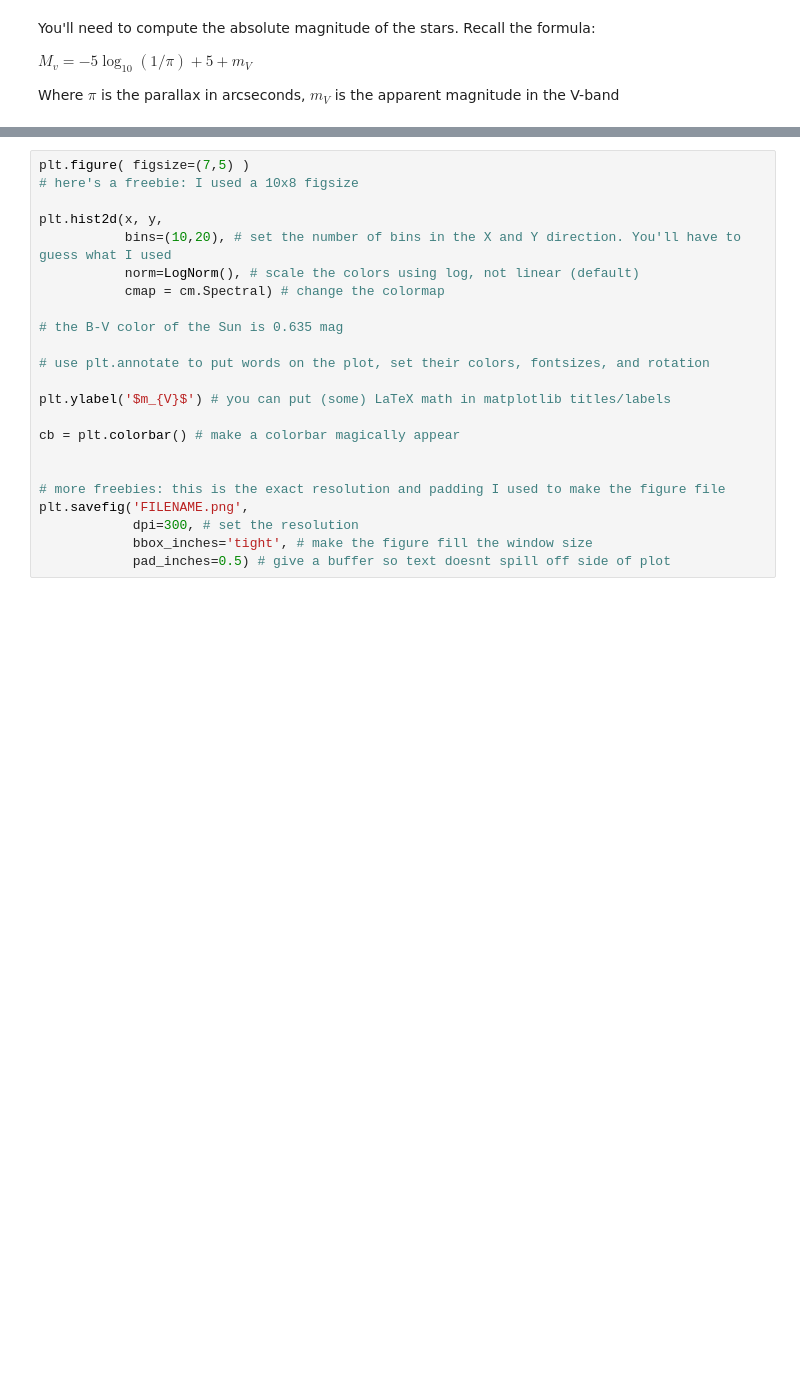
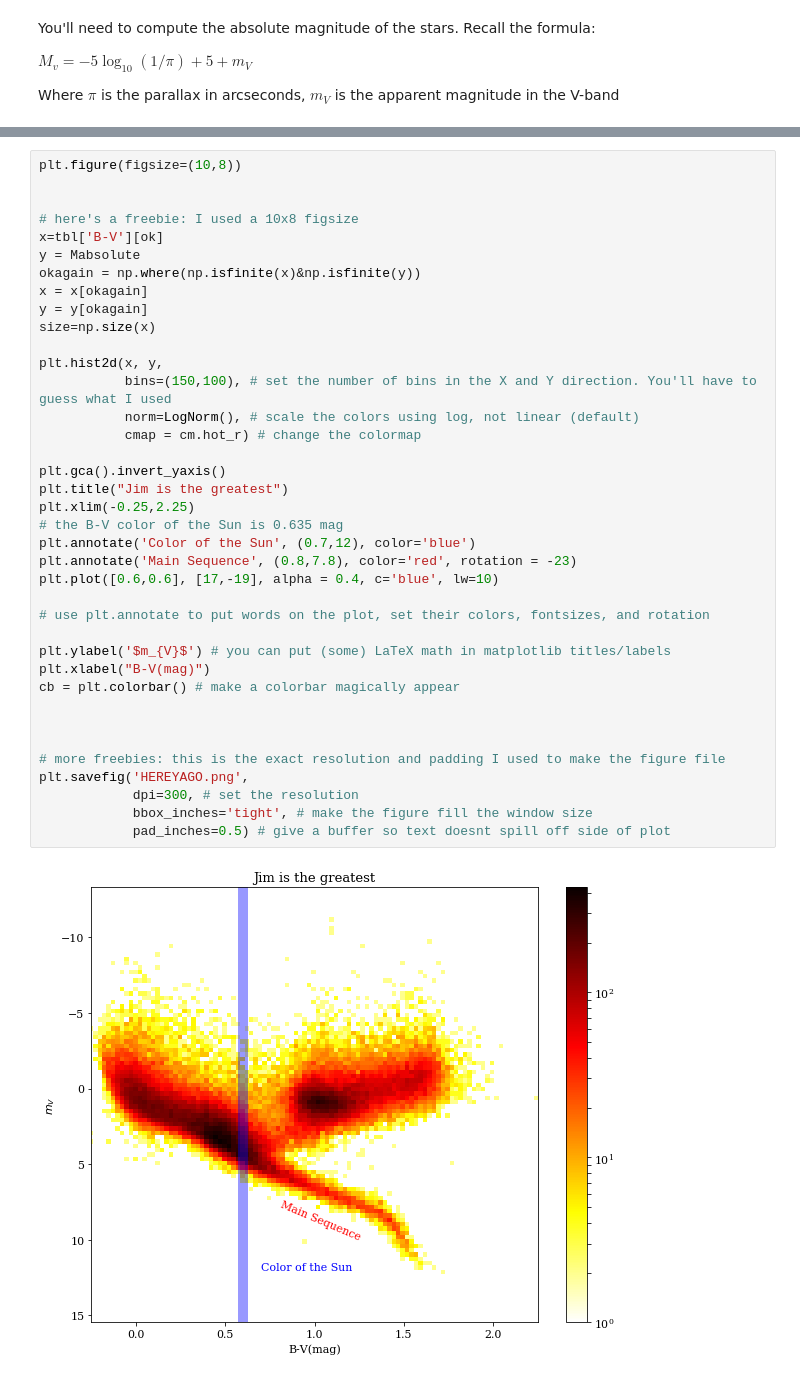
Before and after one commit to jradavenport/WWU-seminar-2018, a Jupyter notebook: lab5/example_plots.ipynb, the cells around one changed output, grey strips where cells are left out. Saved outputs shown, nothing was run; the diff lists cells and outputs as text; blank space fills up the shorter version.

```diff
--- a/lab5/example_plots.ipynb
+++ b/lab5/example_plots.ipynb
@@ -61,23 +86,40 @@ ok = np.where((tbl['e_B-V'] <= 0.05) &
 # %%
-plt.figure( figsize=(7,5) )
+plt.figure(figsize=(10,8))
+
+
 # here's a freebie: I used a 10x8 figsize
+x=tbl['B-V'][ok]
+y = Mabsolute
+okagain = np.where(np.isfinite(x)&np.isfinite(y))
+x = x[okagain]
+y = y[okagain]
+size=np.size(x)
 
 plt.hist2d(x, y,
-           bins=(10,20), # set the number of bins in the X and Y direction. You'll have to guess what I used
+           bins=(150,100), # set the number of bins in the X and Y direction. You'll have to guess what I used
            norm=LogNorm(), # scale the colors using log, not linear (default)
-           cmap = cm.Spectral) # change the colormap
+           cmap = cm.hot_r) # change the colormap
 
+plt.gca().invert_yaxis()
+plt.title("Jim is the greatest")
+plt.xlim(-0.25,2.25)
 # the B-V color of the Sun is 0.635 mag
+plt.annotate('Color of the Sun', (0.7,12), color='blue')
+plt.annotate('Main Sequence', (0.8,7.8), color='red', rotation = -23)
+plt.plot([0.6,0.6], [17,-19], alpha = 0.4, c='blue', lw=10)
 
 # use plt.annotate to put words on the plot, set their colors, fontsizes, and rotation
 
 plt.ylabel('$m_{V}$') # you can put (some) LaTeX math in matplotlib titles/labels
-
+plt.xlabel("B-V(mag)")
 cb = plt.colorbar() # make a colorbar magically appear
 
 
+
 # more freebies: this is the exact resolution and padding I used to make the figure file
-plt.savefig('FILENAME.png',
+plt.savefig('HEREYAGO.png',
             dpi=300, # set the resolution
             bbox_inches='tight', # make the figure fill the window size
             pad_inches=0.5) # give a buffer so text doesnt spill off side of plot
+# %% [output]
+[figure, added]
```
Also changed, not shown: parts of 4 cells of this notebook, 1 other file.
